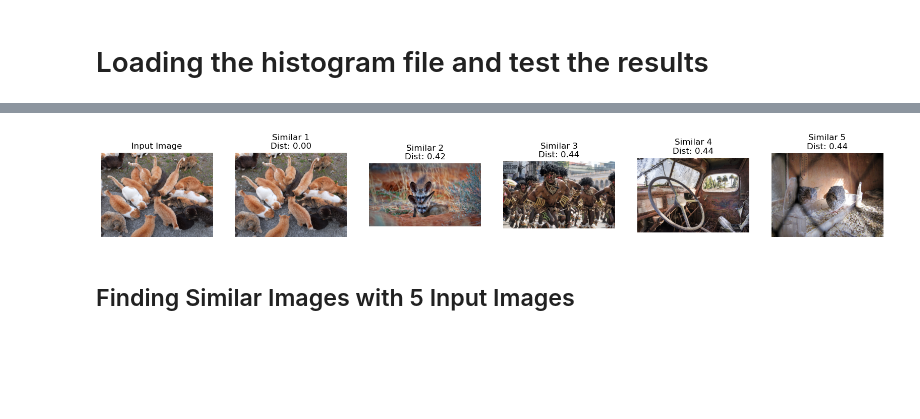
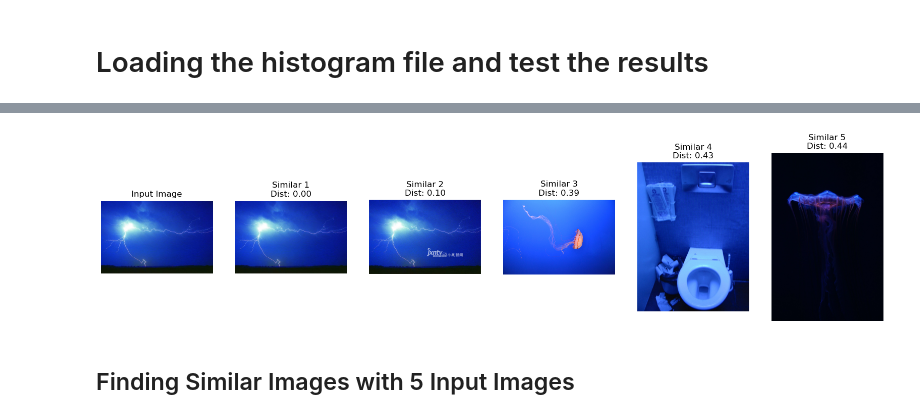
Before and after one commit to lucasthierry17/FindPicture, a Jupyter notebook: histograms_commented.ipynb, the cells around one changed output, grey strips where cells are left out. Saved outputs shown, nothing was run; the diff lists cells and outputs as text; code cells hidden in the pictures; blank space fills up the shorter version.

```diff
--- a/histograms_commented.ipynb
+++ b/histograms_commented.ipynb
@@ -384,13 +384,13 @@ After running the code in the next cell, this could be your results.
 ![alt text](output_example-1.png)
 # %%
 
-input_image_path = "images/0378.png"
+input_image_path = "images/1835.jpg"
 input_image = cv2.imread(input_image_path)
 similar_images = find_similar_image(cv2.imread(input_image_path), histograms, n_neighbors=5)
 # Request top 3 similar images
 functions.display_images(input_image_path, similar_images)
 # %% [output]
-[figure, old version]
+[figure, new version]
 # %% [markdown]
 ## Finding Similar Images with 5 Input Images
 # %% [markdown]
```
Also changed, not shown: parts of 1 cell of this notebook.
